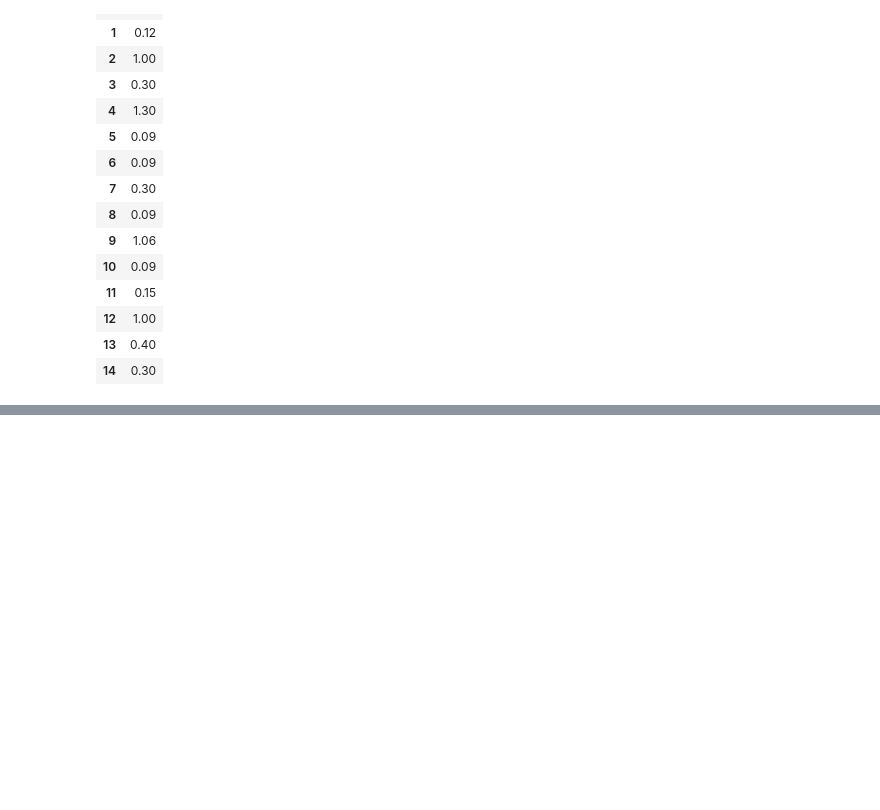
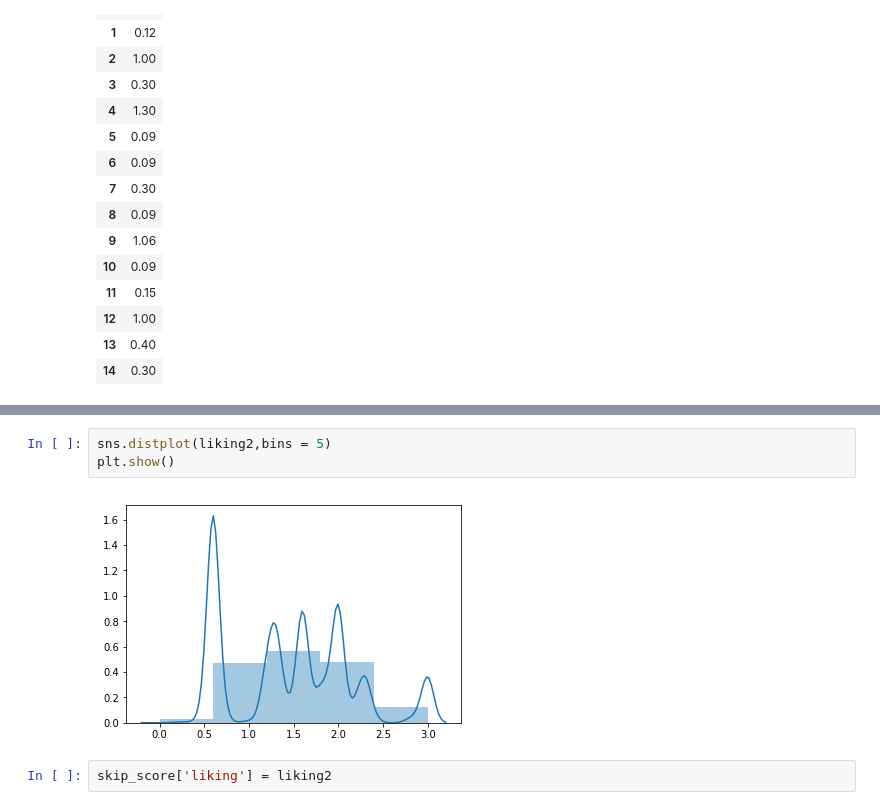
Before and after one commit to anuPh23/Spotify, a Jupyter notebook: spotify_multivariate_label_creation.ipynb, the cells around one changed output, grey strips where cells are left out. Saved outputs shown, nothing was run; the diff lists cells and outputs as text; blank space fills up the shorter version.

```diff
--- a/spotify_multivariate_label_creation.ipynb
+++ b/spotify_multivariate_label_creation.ipynb
@@ -235,0 +241,7 @@ liking1.head(15)
+# %%
+sns.distplot(liking2,bins = 5)
+plt.show()
+# %% [output]
+[figure, added]
+# %%
+skip_score['liking'] = liking2
```
Also changed, not shown: parts of 26 cells of this notebook.
